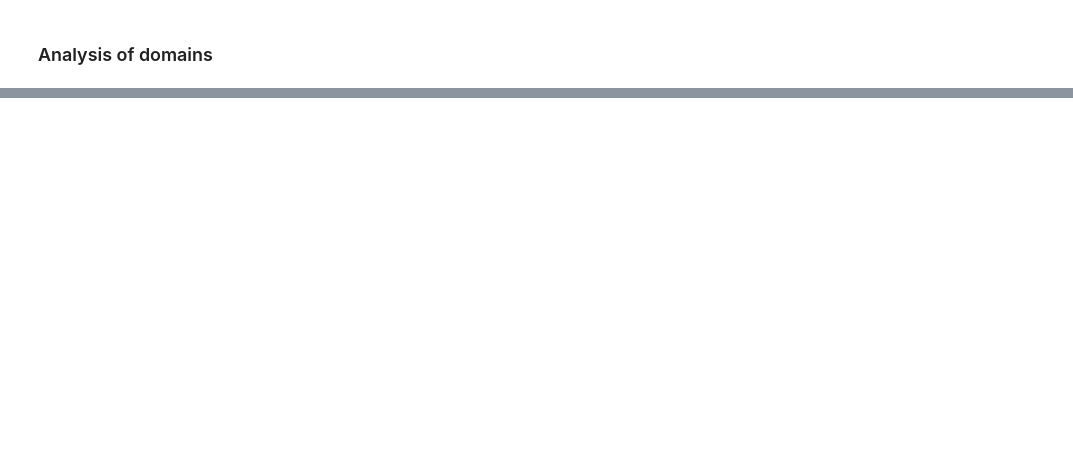
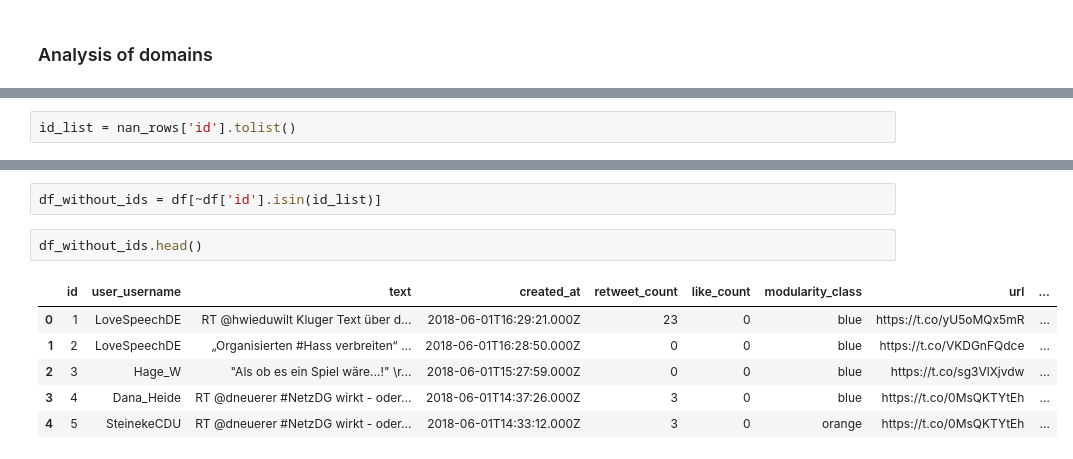
Before and after one commit to caiocmello/netzdg, a Jupyter notebook: NetzDG_URLs.ipynb, the cells around one changed output, grey strips where cells are left out. Cells and saved outputs as stored; diff of their text form; blank space fills up the shorter version.

```diff
--- a/NetzDG_URLs.ipynb
+++ b/NetzDG_URLs.ipynb
@@ -106,0 +416,2 @@ print(cluster_counts)
+# %%
+id_list = nan_rows['id'].tolist()
@@ -106,0 +438,11 @@ print(cluster_counts)
+# %%
+df_without_ids = df[~df['id'].isin(id_list)]
+# %%
+df_without_ids.head()
+# %% [output]
+|  | id | user_username | text | created_at | retweet_count | like_count | modularity_class | url | ... |
+| 0 | 1 | LoveSpeechDE | RT @hwieduwilt Kluger Text über d... | 2018-06-01T16:29:21.000Z | 23 | 0 | blue | https://t.co/yU5oMQx5mR | ... |
+| 1 | 2 | LoveSpeechDE | „Organisierten #Hass verbreiten“ ... | 2018-06-01T16:28:50.000Z | 0 | 0 | blue | https://t.co/VKDGnFQdce | ... |
+| 2 | 3 | Hage_W | "Als ob es ein Spiel wäre...!" \r... | 2018-06-01T15:27:59.000Z | 0 | 0 | blue | https://t.co/sg3VlXjvdw | ... |
+| 3 | 4 | Dana_Heide | RT @dneuerer #NetzDG wirkt - oder... | 2018-06-01T14:37:26.000Z | 3 | 0 | blue | https://t.co/0MsQKTYtEh | ... |
+| 4 | 5 | SteinekeCDU | RT @dneuerer #NetzDG wirkt - oder... | 2018-06-01T14:33:12.000Z | 3 | 0 | orange | https://t.co/0MsQKTYtEh | ... |
```
Also changed, not shown: parts of 42 cells of this notebook.
